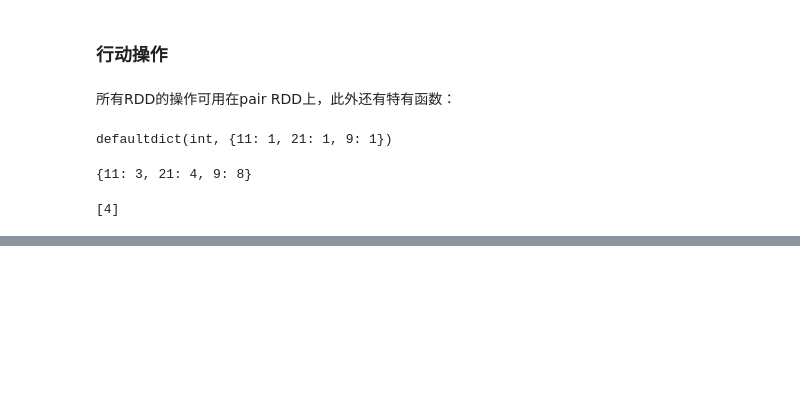
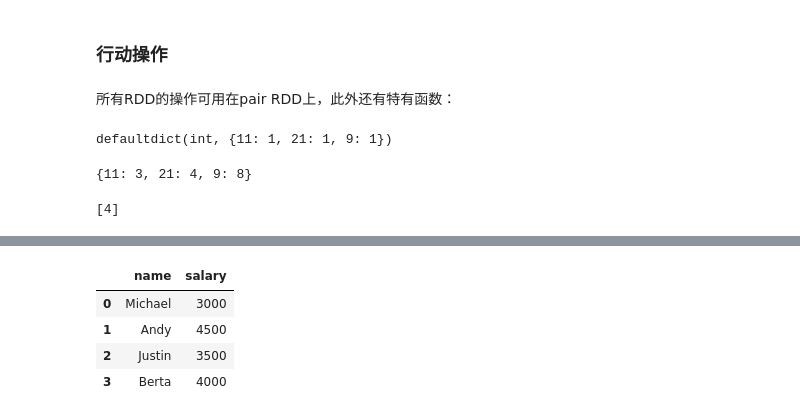
Before and after one commit to 123385918/hands_on, a Jupyter notebook: spark.ipynb, the cells around one changed output, grey strips where cells are left out. Saved outputs shown, nothing was run; the diff lists cells and outputs as text; code cells hidden in the pictures; blank space fills up the shorter version.

```diff
--- a/spark.ipynb
+++ b/spark.ipynb
@@ -305,0 +421,5 @@ exa.lookup(21)
+# %%
+from pyspark.sql import HiveContext, Row
+hiveCtx = HiveContext(sc)
+# %%
+inputFile = hiveCtx.read.json('D:/spark/examples/src/main/resources/employees.json')
@@ -305,0 +445,8 @@ exa.lookup(21)
+# %%
+inputFile.toPandas()
+# %% [output]
+|  | name | salary |
+| 0 | Michael | 3000 |
+| 1 | Andy | 4500 |
+| 2 | Justin | 3500 |
+| 3 | Berta | 4000 |
```
Also changed, not shown: parts of 20 cells of this notebook.
